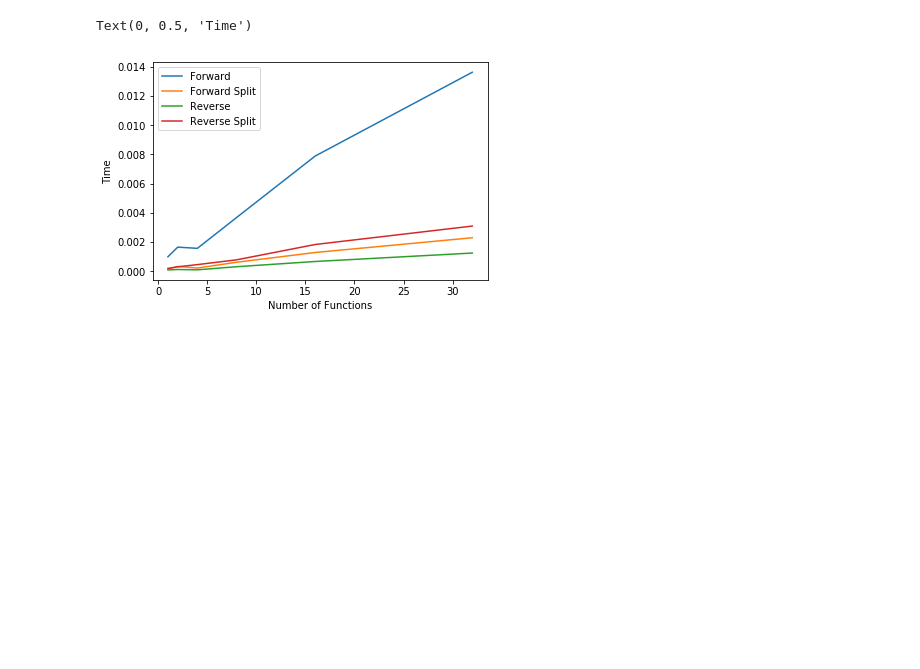
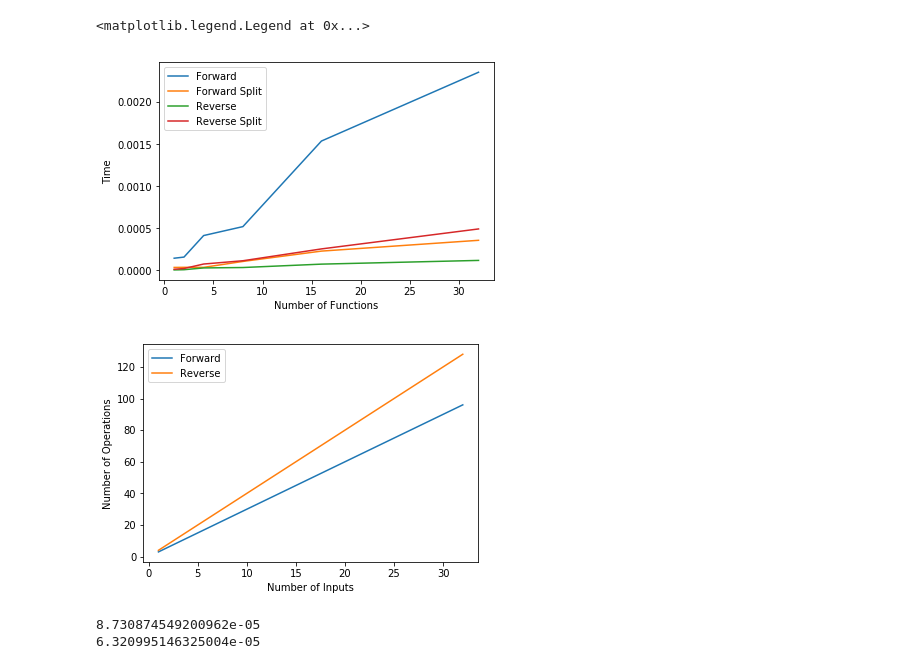
Before and after one commit to tamilselvanarjun/auto-ed, a Jupyter notebook: Timing Comparisons.ipynb, the cells around one changed output. Saved outputs shown, nothing was run; the diff lists cells and outputs as text; code cells hidden in the pictures; blank space fills up the shorter version.

```diff
--- a/Timing Comparisons.ipynb
+++ b/Timing Comparisons.ipynb
@@ -17,15 +17,17 @@ def speelpenning(N, v):
 # %%
 def getrev(ins, func):
     for inputvar in ins:
-        inputvar.revder(func)
+        a = inputvar.revder(func)
 # %%
 Ns = [1, 2, 4, 8, 16, 32]
 # %%
 #speelpenning timings
 forwardtimes = [None]*len(Ns)
 forwardtimer = [None]*len(Ns)
+forwardops = [None]*len(Ns)
 revtimes = [None]*len(Ns)
 revtimer = [None]*len(Ns)
+revops = [None]*len(Ns)
 
 for i, N in enumerate(Ns):
     startf = timer()
@@ -38,8 +40,10 @@ for i, N in enumerate(Ns):
 
     forwardtimes[i] =  endf-startf
     forwardtimer[i] = f.ftime
+    forwardops[i] = f.tfops
     revtimes[i] = endr-startr
     revtimer[i] = f.rtime+endr-startr
+    revops[i] = f.trops
 
 plt.plot(Ns, forwardtimes, label = 'Forward')
 plt.plot(Ns, revtimes, label = 'Reverse')
@@ -48,4 +52,11 @@ plt.plot(Ns, revtimer, label = 'Reverse Split')
 plt.legend()
 plt.xlabel('Number of Inputs')
 plt.ylabel('Time')
+
+plt.figure()
+plt.plot(Ns, forwardops, label = 'Forward')
+plt.plot(Ns, revops, label = 'Reverse')
+plt.xlabel('Number of Inputs')
+plt.ylabel('Number of Operations')
+plt.legend()
 # %% [output]
@@ -63,45 +75,77 @@ Ms = [1, 2, 4, 8, 16, 32]
 
 forwardtimes = [None]*len(Ms)
 forwardtimer = [None]*len(Ms)
+forwardops = [None]*len(Ms)
 revtimes = [None]*len(Ms)
 revtimer = [None]*len(Ms)
+revops = [None]*len(Ms)
 
 for j, M in enumerate(Ms):
     forward = 0
     forwardtime = 0
+    fops = 0
     reverse = 0
     reversetime = 0
+    rops = 0
     F = [None]*M
 
     for i in range(M):
-        inputs = [None]*4
-        inputs[0] = ADnum(1, ins = 4, ind = 0)
-        for k in range(1, 4):
-            inputs[k] = ADnum(k, ins=4, ind=k)
+        inputs = [None]*1
+        inputs[0] = ADnum(1, ins=1, ind=0)
+        #inputs[0] = ADnum(1, ins = 4, ind = 0)
+        #for k in range(1, 4):
+         #   inputs[k] = ADnum(k, ins=4, ind=k)
 
         startf = timer()
         F[i] = speelpenningModified(inputs, i+1)
         endf = timer()
         forward = forward + (endf-startf)
         forwardtime = forwardtime+F[i].ftime
+        fops = fops + F[i].tfops
 
         startr = timer()
         getrev(inputs, F[i])
         endr = timer()
         reverse = reverse + (endr-startr)
         reversetime = reversetime+F[i].rtime+endr-startr
+        rops = rops+F[i].trops
+
     forwardtimes[j]=forward
     forwardtimer[j] = forwardtime
     revtimes[j] = reverse
     revtimer[j] = reversetime
+    forwardops[j]=fops
+    revops[j] = rops
 
 plt.plot(Ms, forwardtimes, label = 'Forward')
 plt.plot(Ms, forwardtimer, label = 'Forward Split')
 plt.plot(Ms, revtimes, label = 'Reverse')
 plt.plot(Ms, revtimer, label = 'Reverse Split')
 plt.legend()
 plt.xlabel('Number of Functions')
 plt.ylabel('Time')
+
+plt.figure()
+plt.plot(Ms, forwardops, label = 'Forward')
+plt.plot(Ms, revops, label = 'Reverse')
+plt.xlabel('Number of Inputs')
+plt.ylabel('Number of Operations')
+plt.legend()
 # %% [output]
-Text(0, 0.5, 'Time')
+<matplotlib.legend.Legend at 0x...>
-[figure, old version]
+[figure, new version]
+[figure, added]
+# %%
+start = timer()
+5300*81
+end=timer()
+
+start2 = timer()
+a = 5300*81
+end2 = timer()
+
+print(end-start)
+print(end2-start2)
+# %% [output]
+8.730874549200962e-05
+6.320995146325004e-05
```
Also changed, not shown: parts of 1 cell of this notebook, 1 other file.
